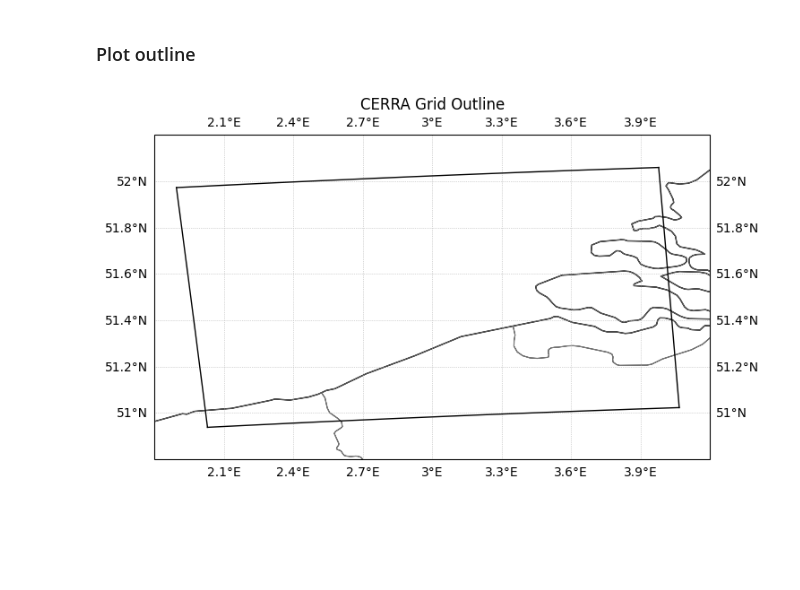
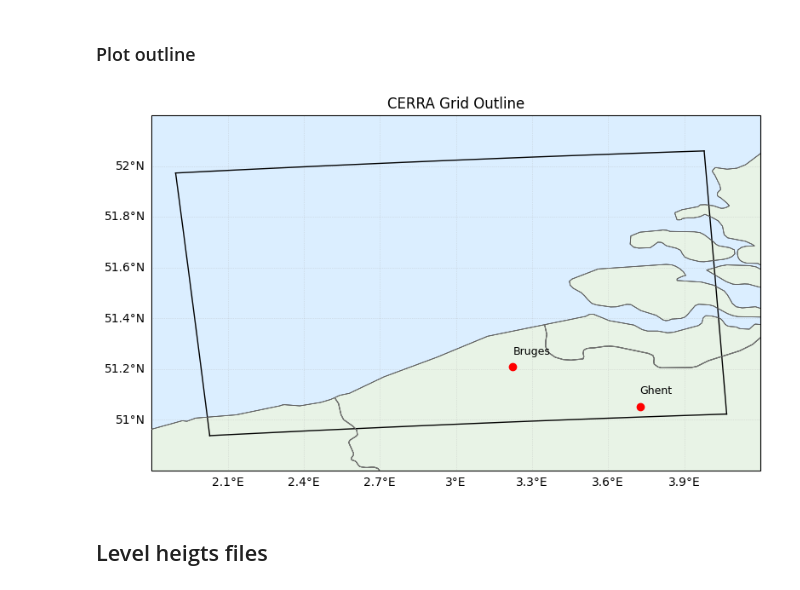
Before and after one commit to UAntwerpM4S/WindAI, a Jupyter notebook: data/Data.ipynb, the cells around one changed output. Drawn from its saved outputs; the diff is of its cells as text; code cells hidden in the pictures; blank space fills up the shorter version.

```diff
--- a/data/Data.ipynb
+++ b/data/Data.ipynb
@@ -79,14 +50,0 @@ def interp_power(ws):
-# %%
-wind_power = xr.apply_ufunc(
-    np.interp,                          # call NumPy directly
-    ds["ws100"],
-    kwargs={"xp": ws_pts, "fp": p_pts, "left": 0.0, "right": 0.0},
-    input_core_dims=[[]],
-    output_core_dims=[[]],
-    vectorize=True,
-    dask="parallelized",
-    output_dtypes=[ds["ws100"].dtype],
-).rename("wind_power")
-wind_power.attrs = {}
-
-ds = ds.assign(wind_power=wind_power)
@@ -151,4 +80,4 @@ ds.to_netcdf(
     engine="netcdf4"
 )
 # %%
-ds=xr.open_dataset("CERRA5_Belgium.nc")
+ds=xr.open_dataset("CERRA_sfc.nc")
@@ -155,43 +104,55 @@ ds=xr.open_dataset("CERRA5_Belgium.nc")
 # %% [markdown]
 ### Plot outline
 # %%
+import cartopy.feature as cfeature
+
 def plot_cerra_domain_with_belgium_box(
     ds, lat_min=51, lat_max=52, lon_min=2.0, lon_max=4.0,
-    extent=(1.8,4.2, 50.8, 52.2)
+    extent=(1.8, 4.2, 50.8, 52.2)
 ):
     lat = ds["latitude"].values
     lon = ds["longitude"].values
 
-
     fig = plt.figure(figsize=(8, 8))
     ax = plt.axes(projection=ccrs.PlateCarree())
     ax.set_extent(extent, crs=ccrs.PlateCarree())
-    ax.coastlines(resolution="10m")
-    ax.gridlines(draw_labels=True, linestyle=":", linewidth=0.5)
 
-    # Add country borders
-    ax.add_feature(cfeature.BORDERS, linewidth=0.8)
-    ax.add_feature(cfeature.COASTLINE, linewidth=0.6)
+    # --- Add background colors ---
+    ax.add_feature(cfeature.OCEAN.with_scale("10m"), facecolor="#dbeeff", zorder=0)
+    ax.add_feature(cfeature.LAND.with_scale("10m"), facecolor="#e8f3e6", zorder=0)
 
+    # Coastlines & borders on top
+    ax.coastlines(resolution="10m", linewidth=0.6, color="black", zorder=1)
+    ax.add_feature(cfeature.BORDERS, linewidth=0.8, zorder=2)
+    gl = ax.gridlines(draw_labels=True, linestyle=":", linewidth=0.5, alpha=0.5)
+    gl.top_labels = False; gl.right_labels = False
 
+    # Belgium outline specifically (optional)
+    countries = cfeature.NaturalEarthFeature(
+        category="cultural", name="admin_0_countries", scale="10m", facecolor="none"
+    )
+    ax.add_feature(countries, edgecolor="gray", linewidth=0.5, zorder=3)
 
-    # Add Belgium outline specifically (from Natural Earth)
-    countries = cfeature.NaturalEarthFeature(
-        category="cultural",
-        name="admin_0_countries",
-        scale="10m",
-        facecolor="none"
-    )
-    ax.add_feature(countries, edgecolor="gray", linewidth=0.5)
-
-    # Plot CERRA grid outline
+    # CERRA grid outline
     ax.plot(lon[0, :],  lat[0, :],  transform=ccrs.PlateCarree(), color="black", lw=1)
     ax.plot(lon[-1, :], lat[-1, :], transform=ccrs.PlateCarree(), color="black", lw=1)
     ax.plot(lon[:, 0],  lat[:, 0],  transform=ccrs.PlateCarree(), color="black", lw=1)
     ax.plot(lon[:, -1], lat[:, -1], transform=ccrs.PlateCarree(), color="black", lw=1)
 
+    # Cities (lon, lat!)
+    ax.plot(3.224167, 51.208889, "ro", markersize=6, transform=ccrs.PlateCarree())
+    ax.text(3.224167, 51.208889+0.05, "Bruges", fontsize=9, color="black",
+            transform=ccrs.PlateCarree())
+    ax.plot(3.725278, 51.053611, "ro", markersize=6, transform=ccrs.PlateCarree())
+    ax.text(3.725278, 51.053611+0.05, "Ghent", fontsize=9, color="black",
+            transform=ccrs.PlateCarree())
+
     ax.set_title("CERRA Grid Outline")
+    plt.tight_layout()
     plt.show()
+
 plot_cerra_domain_with_belgium_box(ds)
 # %% [output]
-[figure, old version]
+[figure, new version]
+# %% [markdown]
+## Level heigts files
```
Also changed, not shown: parts of 32 cells of this notebook, 6 other files.
